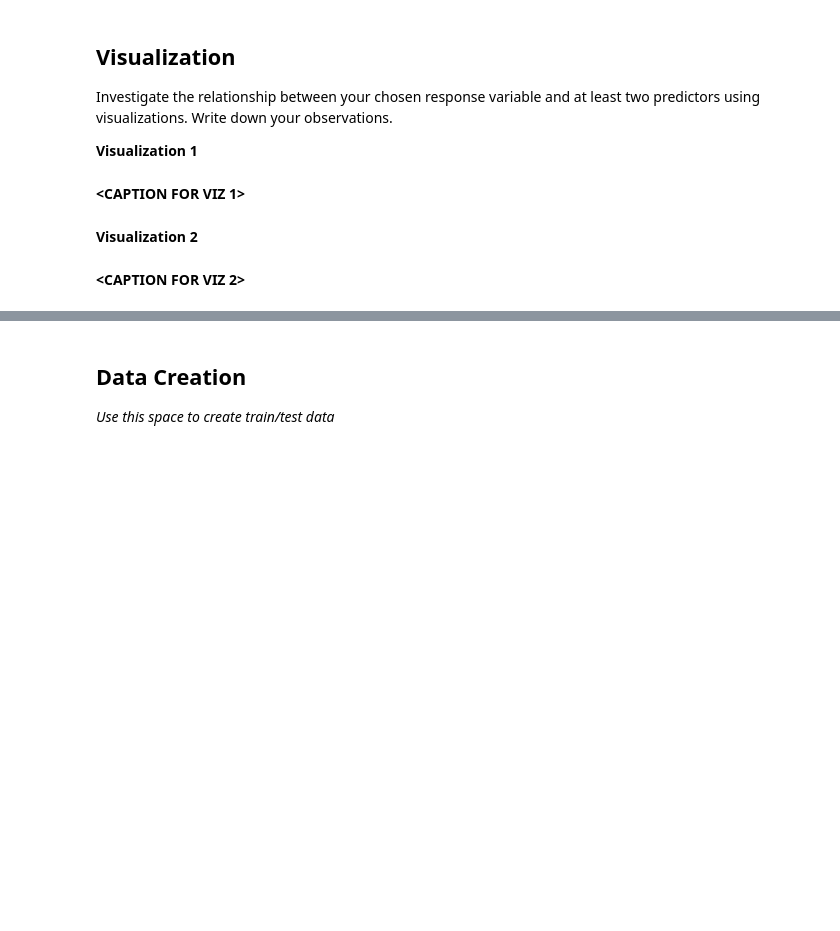
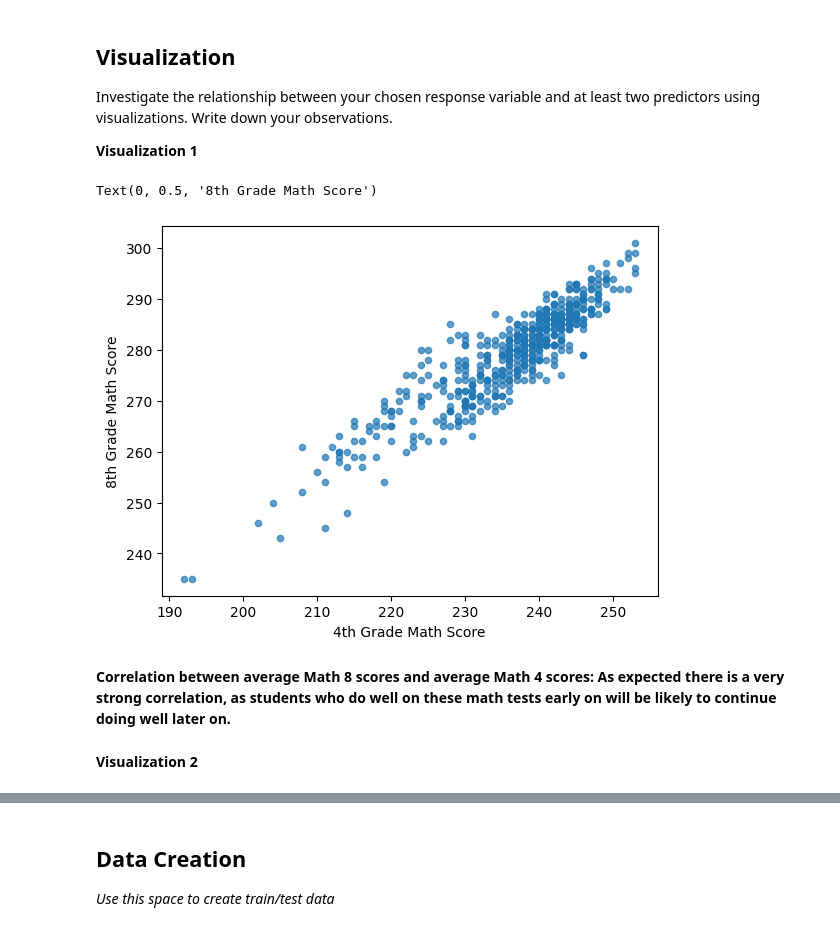
Before and after one commit to swethakc57/MDST-Tutorial, a Jupyter notebook: MDST-Onboarding-main/tutorial1/checkpoint1.ipynb, the cells around one changed output, grey strips where cells are left out. Saved outputs shown, nothing was run; the diff lists cells and outputs as text; code cells hidden in the pictures; blank space fills up the shorter version.

```diff
--- a/MDST-Onboarding-main/tutorial1/checkpoint1.ipynb
+++ b/MDST-Onboarding-main/tutorial1/checkpoint1.ipynb
@@ -34,2 +39,5 @@ Import `numpy`, `pandas`, and `matplotlib`.
 # %% [markdown]
 Load in the "states_edu.csv" dataset and take a look at the head of the data
+# %%
+df = pd.read_csv("../data/states_edu.csv")
+df.head()
@@ -37,6 +53,20 @@ Load in the "states_edu.csv" dataset and take a look at the head of the data
 You should always familiarize yourself with what each column in the dataframe represents. Read about the states_edu dataset here: https://www.kaggle.com/noriuk/us-education-datasets-unification-project
 # %% [markdown]
 Use this space to rename columns, deal with missing data, etc. _(optional)_
+# %%
+df.rename({
+    'GRADES_PK_G':'ENROLL_PREK',
+    'GRADES_KG_G':'ENROLL_KINDER',
+    'GRADES_4_G':'ENROLL_4',
+    'GRADES_8_G':'ENROLL_8',
+    'GRADES_12_G':'ENROLL_12',
+    'GRADES_1_8_G':'ENROLL_PRIMARY',
+    'GRADES_9_12_G':'ENROLL_HS',
+    'GRADES_ALL_G':'ENROLL_ALL',
+    'ENROLL':'ENROLL_ALL_EST'
+    },
+    axis=1,inplace=True)
+df.dropna(subset=['AVG_MATH_8_SCORE'], inplace=True)
 # %% [markdown]
 <h2>Exploratory Data Analysis (EDA) </h2>
 # %% [markdown]
@@ -74,0 +152,3 @@ Feature engineering justification: **<BRIEFLY DESCRIBE WHY YOU MADE THE CHANGES
+# %%
+# @@@ 5
+df['SS_EXPENDITURE_PER_STUDENT'] = df['SUPPORT_SERVICES_EXPENDITURE'] / df['ENROLL_ALL']
@@ -83,4 +163,12 @@ Investigate the relationship between your chosen response variable and at least
-# %% [markdown]
-**<CAPTION FOR VIZ 1>**
+# %%
+# @@@ 6
+df.plot.scatter(x='AVG_MATH_4_SCORE', y='AVG_MATH_8_SCORE', alpha= 0.7)
+plt.xlabel('4th Grade Math Score')
+plt.ylabel('8th Grade Math Score')
+# %% [output]
+Text(0, 0.5, '8th Grade Math Score')
+[figure, added]
+# %% [markdown]
+**Correlation between average Math 8 scores and average Math 4 scores: As expected there is a very strong correlation, as students who do well on these math tests early on will be likely to continue doing well later on.**
 # %% [markdown]
 **Visualization 2**
@@ -89,2 +174,0 @@ Investigate the relationship between your chosen response variable and at least
-# %% [markdown]
-**<CAPTION FOR VIZ 2>**
```
Also changed, not shown: parts of 28 cells of this notebook, 1 other file.
